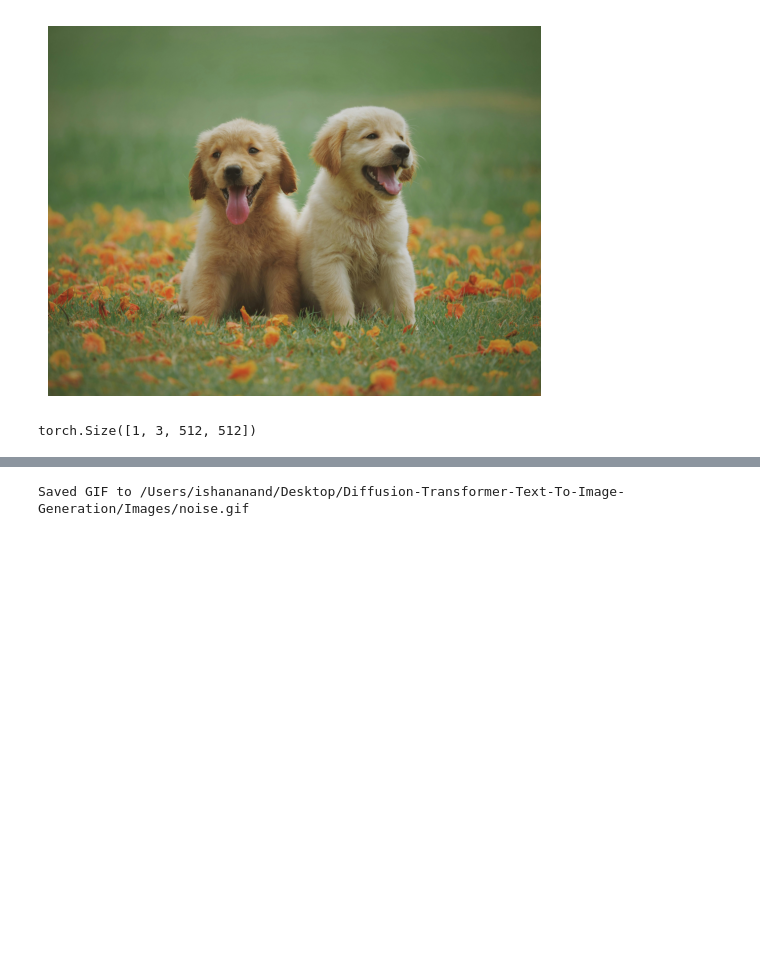
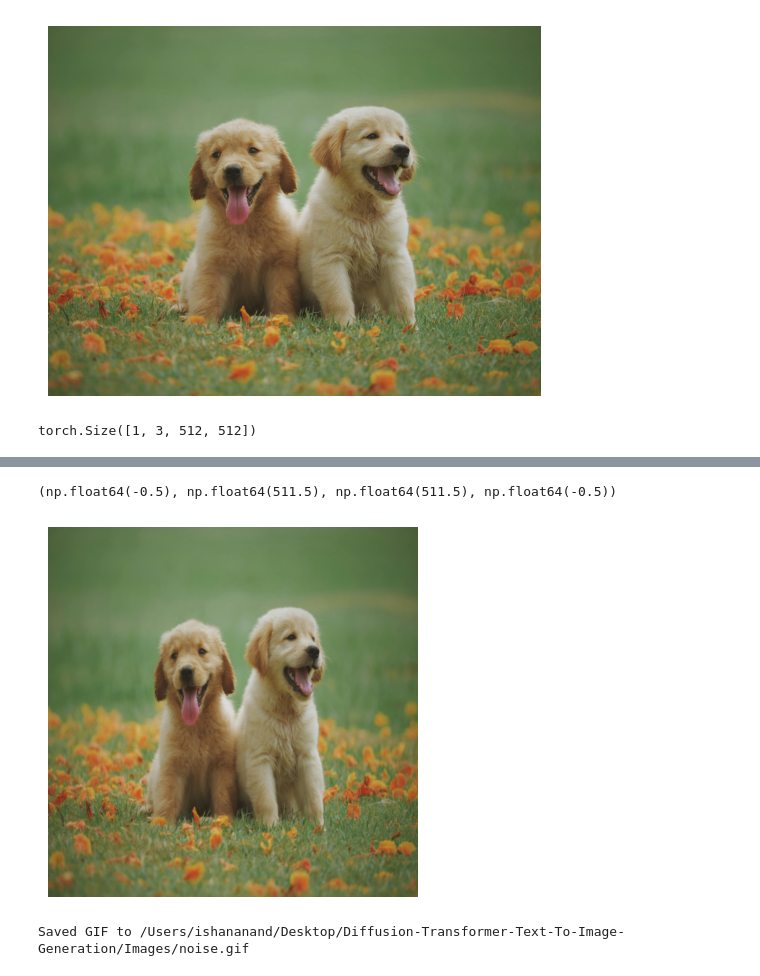
Before and after one commit to Ishushan02/Diffusion-Transformer-Text-To-Image-Generation, a Jupyter notebook: 3_noiseAddition.ipynb, the cells around one changed output, grey strips where cells are left out. Saved outputs shown, nothing was run; the diff lists cells and outputs as text; code cells hidden in the pictures; blank space fills up the shorter version.

Commit message:
Remove Noise From Noisy Image

```diff
--- a/3_noiseAddition.ipynb
+++ b/3_noiseAddition.ipynb
@@ -79,3 +79,16 @@ plt.axis('off')
+# %%
+def removeNoise(noisyImage, timestep, noise, noiseScheduler):
+    alphaT = noiseScheduler.alphas_cumprod[timestep].view(1, 1, 1, 1)
+    originalImage = (noisyImage - torch.sqrt(1 - alphaT) * noise) / torch.sqrt(alphaT)
+    return originalImage
+
+originalImage = removeNoise(noisyImage, 100, noise, ddpmCosine)
+img = transforms.functional.to_pil_image(originalImage.squeeze(0))
+plt.imshow(img)
+plt.axis('off')
+# %% [output]
+(np.float64(-0.5), np.float64(511.5), np.float64(511.5), np.float64(-0.5))
+[figure, added]
 # %%
 def save_gif_from_pil(frames, filename, fps = 5) :
     duration = int(1000 / fps)
```
Also changed, not shown: parts of 2 cells of this notebook.
